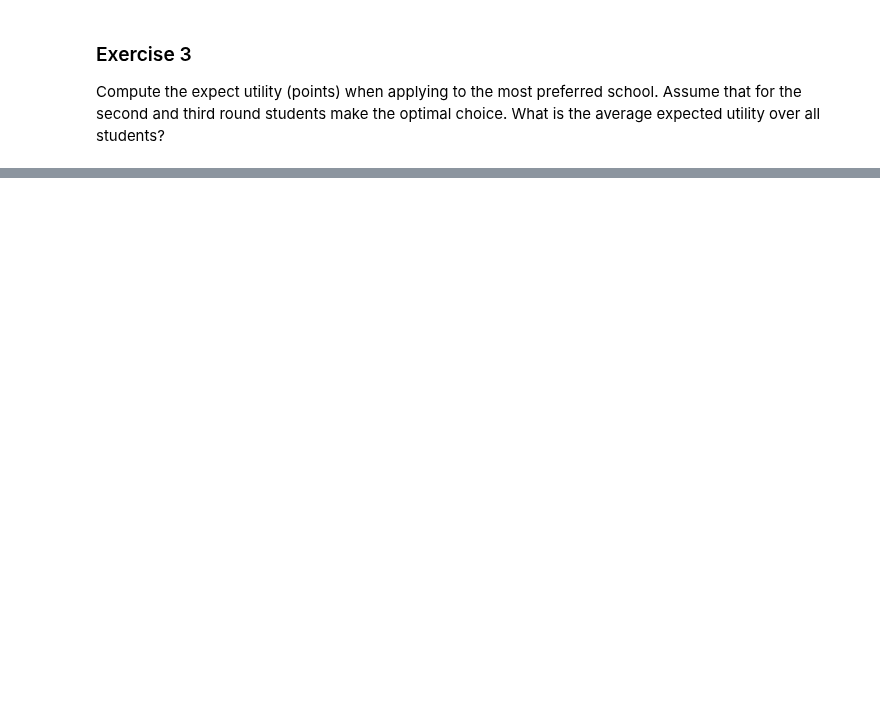
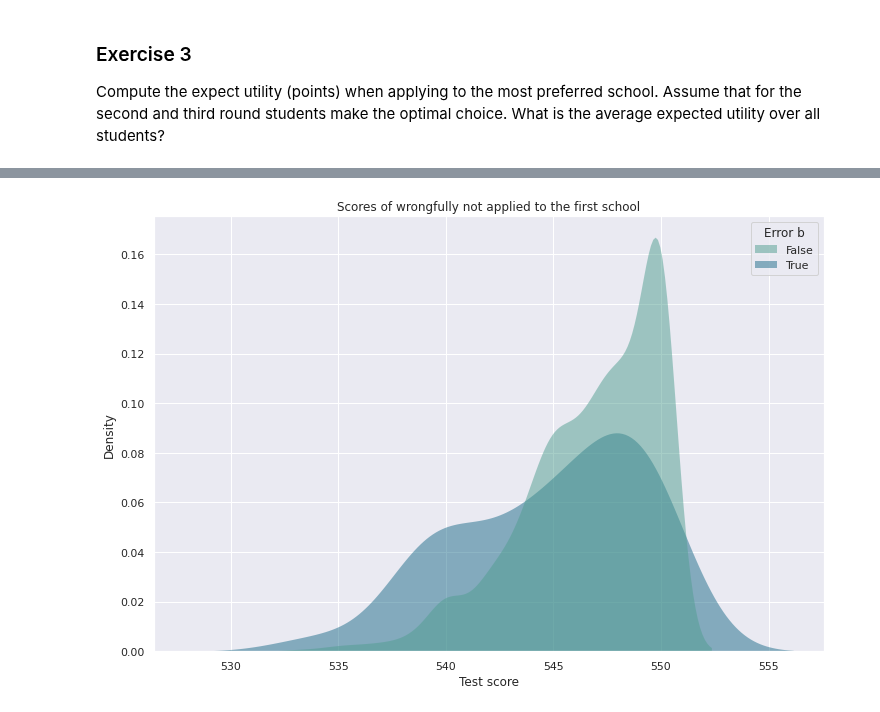
Before and after one commit to NoFishLikeIan/tinbergen, a Jupyter notebook: homework/adv_gametheory/five/rol.ipynb, the cells around one changed output, grey strips where cells are left out. Cells and saved outputs as stored; diff of their text form; code cells hidden in the pictures; blank space fills up the shorter version.

```diff
--- a/homework/adv_gametheory/five/rol.ipynb
+++ b/homework/adv_gametheory/five/rol.ipynb
@@ -209,0 +350,13 @@ probabilities).
+# %%
+fig, ax = plt.subplots()
+
+sns.kdeplot(
+    data=df, x="Test score", hue="Error b",
+    palette="crest", alpha=.5, linewidth=0., fill=True,
+    common_norm=False, ax=ax)
+
+ax.set_title("Scores of wrongfully not applied to the first school")
+
+fig.show()
+# %% [output]
+[figure, added]
```
Also changed, not shown: parts of 44 cells of this notebook.
